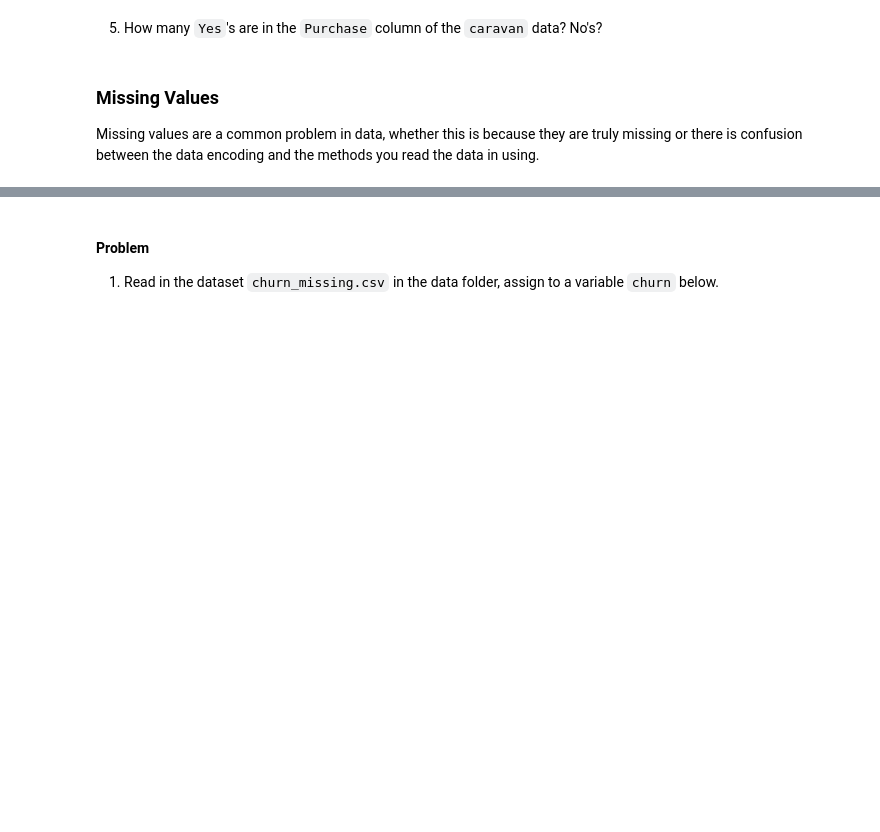
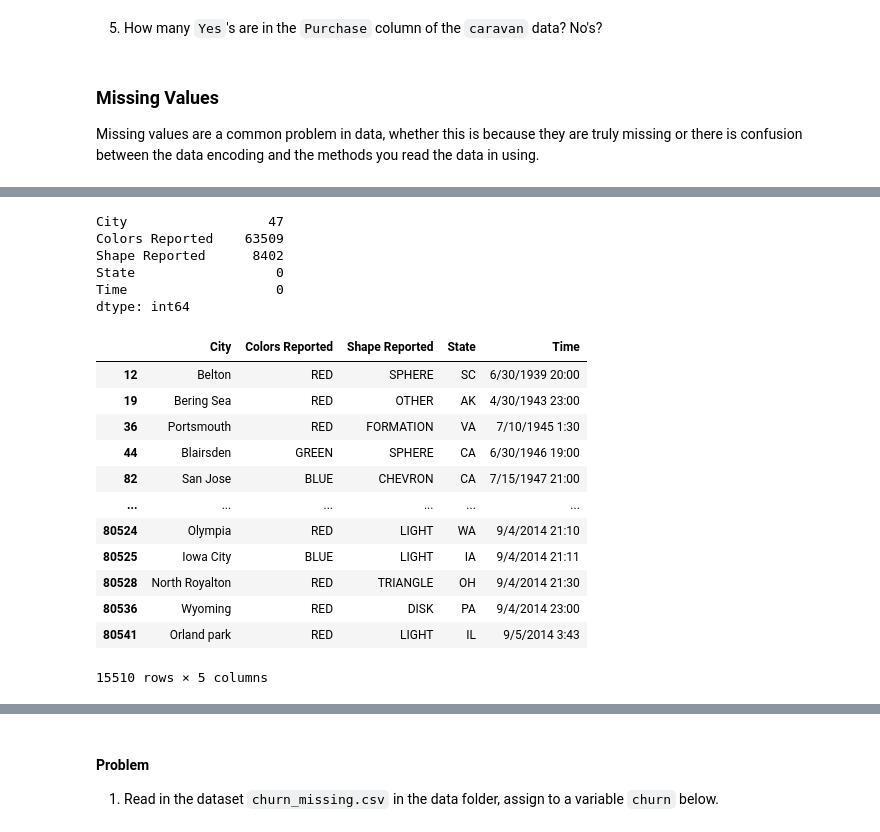
Before and after one commit to jfkoehler/nyu_bootcamp_fa23, a Jupyter notebook: _sources/pandas_II.ipynb, the cells around one changed output, grey strips where cells are left out. Saved outputs shown, nothing was run; the diff lists cells and outputs as text; code cells hidden in the pictures; blank space fills up the shorter version.

```diff
--- a/_sources/pandas_II.ipynb
+++ b/_sources/pandas_II.ipynb
@@ -110,6 +213,29 @@ Missing values are a common problem in data, whether this is because they are tr
 # %%
 # one-liner to count missing values
+ufo.isnull().sum()
+# %% [output]
+City                  47
+Colors Reported    63509
+Shape Reported      8402
+State                  0
+Time                   0
+dtype: int64
 # %%
 # drop missing values
+ufo.dropna()
+# %% [output]
+|  | City | Colors Reported | Shape Reported | State | Time |
+| 12 | Belton | RED | SPHERE | SC | 6/30/1939 20:00 |
+| 19 | Bering Sea | RED | OTHER | AK | 4/30/1943 23:00 |
+| 36 | Portsmouth | RED | FORMATION | VA | 7/10/1945 1:30 |
+| 44 | Blairsden | GREEN | SPHERE | CA | 6/30/1946 19:00 |
+| 82 | San Jose | BLUE | CHEVRON | CA | 7/15/1947 21:00 |
+| ... | ... | ... | ... | ... | ... |
+| 80524 | Olympia | RED | LIGHT | WA | 9/4/2014 21:10 |
+| 80525 | Iowa City | BLUE | LIGHT | IA | 9/4/2014 21:11 |
+| 80528 | North Royalton | RED | TRIANGLE | OH | 9/4/2014 21:30 |
+| 80536 | Wyoming | RED | DISK | PA | 9/4/2014 23:00 |
+| 80541 | Orland park | RED | LIGHT | IL | 9/5/2014 3:43 |
+15510 rows × 5 columns
 # %%
 # fill missing values
```
Also changed, not shown: parts of 21 cells of this notebook, 41 other files.
